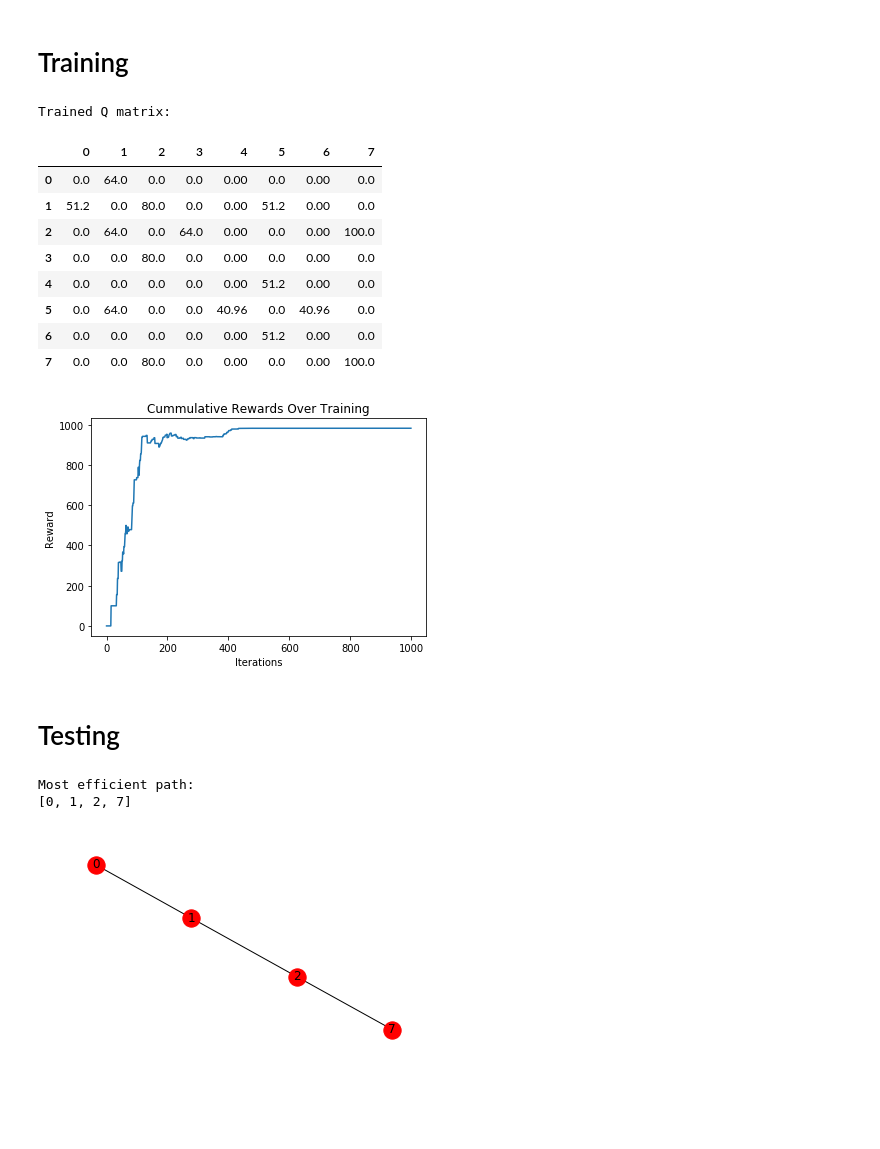
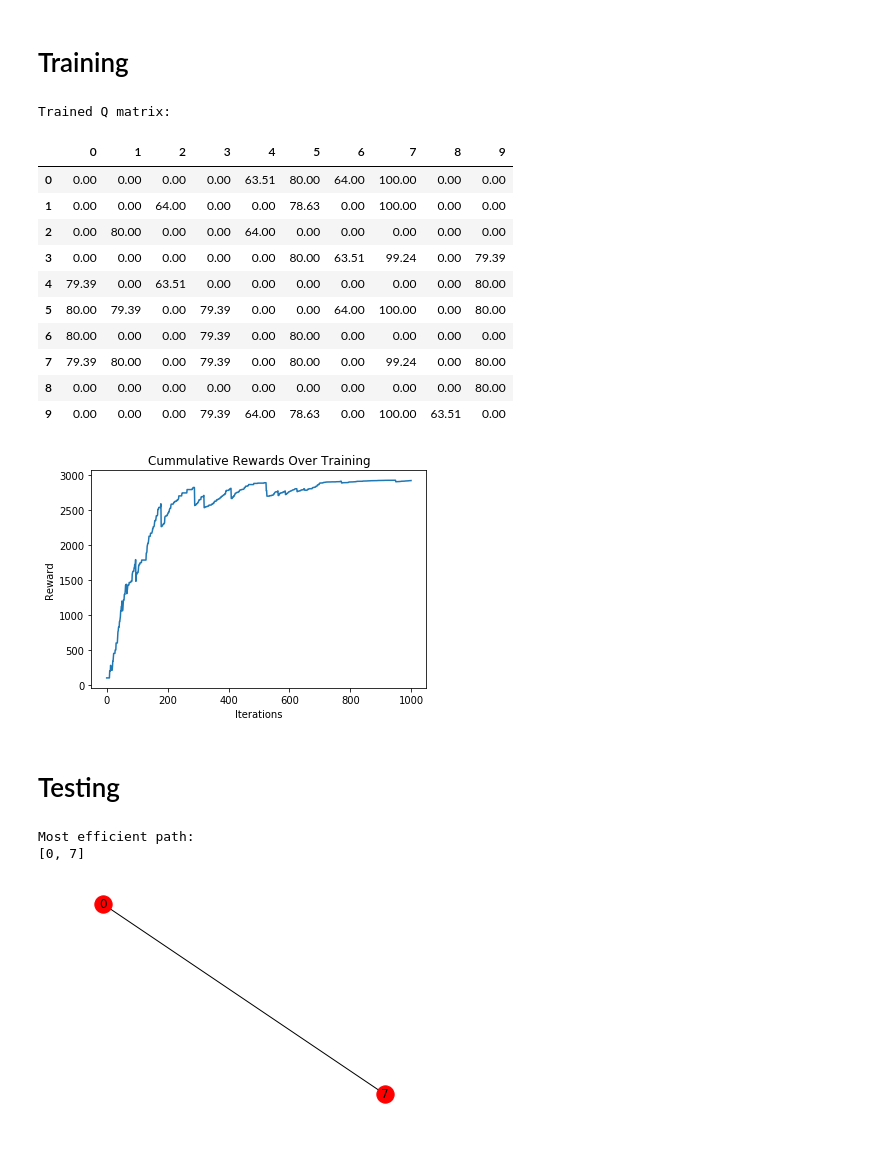
Before and after one commit to Vorapahct/Reinforcement-Learning, a Jupyter notebook: RLEX/RLEX_1 - Graph Basic.ipynb, the cells around one changed output. Drawn from its saved outputs; the diff is of its cells as text; code cells hidden in the pictures; blank space fills up the shorter version.

Commit message:
Added graph generator

```diff
--- a/RLEX/RLEX_1 - Graph Basic.ipynb
+++ b/RLEX/RLEX_1 - Graph Basic.ipynb
@@ -26,0 +23,22 @@ plt.show()
+# %%
+# Generate more complicated graph by setting amount of nodes and edges
+
+new_points = set()
+num_nodes = 10
+num_edges = 30
+#np.random.seed(0)
+
+goal = 7
+
+for x in range(0,num_edges):
+    temp_1 = np.random.randint(num_nodes)
+    temp_2 = np.random.randint(num_nodes)
+    if temp_1 != temp_2:
+        new_points.add((temp_1,temp_2))
+
+print(new_points)
+
+#new_points = [(0,1), (1,5), (5,6), (5,4), (1,2), (2,3), (2,7)]
+
+print_graph(new_points)
+points_list = new_points
@@ -27,7 +48,7 @@ plt.show()
 # %%
 # Create matrix to represent graph
 
-Matrix_size = 8
+Matrix_size = num_nodes
 R = np.matrix(np.ones(shape=(Matrix_size, Matrix_size)))
 R *= -1
 # %%
@@ -109,7 +132,7 @@ update(initial_state, action, gamma)
 # Training
 # %%
 # Samples a different random state on each iteration
-# Converges to an average score of ~982.xx
+# Converges to an average score of ~982.xx for the default 7 node graph
 
 scores = []
 for i in range(1000):
@@ -123,15 +146,17 @@ print("Trained Q matrix:")
 np.round(pandas.DataFrame(Q/np.max(Q)*100,dtype=float), decimals=2)
 # %% [output]
 Trained Q matrix:
-|  | 0 | 1 | 2 | 3 | 4 | 5 | 6 | 7 |
-| 0 | 0.0 | 64.0 | 0.0 | 0.0 | 0.00 | 0.0 | 0.00 | 0.0 |
-| 1 | 51.2 | 0.0 | 80.0 | 0.0 | 0.00 | 51.2 | 0.00 | 0.0 |
-| 2 | 0.0 | 64.0 | 0.0 | 64.0 | 0.00 | 0.0 | 0.00 | 100.0 |
-| 3 | 0.0 | 0.0 | 80.0 | 0.0 | 0.00 | 0.0 | 0.00 | 0.0 |
-| 4 | 0.0 | 0.0 | 0.0 | 0.0 | 0.00 | 51.2 | 0.00 | 0.0 |
-| 5 | 0.0 | 64.0 | 0.0 | 0.0 | 40.96 | 0.0 | 40.96 | 0.0 |
-| 6 | 0.0 | 0.0 | 0.0 | 0.0 | 0.00 | 51.2 | 0.00 | 0.0 |
-| 7 | 0.0 | 0.0 | 80.0 | 0.0 | 0.00 | 0.0 | 0.00 | 100.0 |
+|  | 0 | 1 | 2 | 3 | 4 | 5 | 6 | 7 | 8 | 9 |
+| 0 | 0.00 | 0.00 | 0.00 | 0.00 | 63.51 | 80.00 | 64.00 | 100.00 | 0.00 | 0.00 |
+| 1 | 0.00 | 0.00 | 64.00 | 0.00 | 0.00 | 78.63 | 0.00 | 100.00 | 0.00 | 0.00 |
+| 2 | 0.00 | 80.00 | 0.00 | 0.00 | 64.00 | 0.00 | 0.00 | 0.00 | 0.00 | 0.00 |
+| 3 | 0.00 | 0.00 | 0.00 | 0.00 | 0.00 | 80.00 | 63.51 | 99.24 | 0.00 | 79.39 |
+| 4 | 79.39 | 0.00 | 63.51 | 0.00 | 0.00 | 0.00 | 0.00 | 0.00 | 0.00 | 80.00 |
+| 5 | 80.00 | 79.39 | 0.00 | 79.39 | 0.00 | 0.00 | 64.00 | 100.00 | 0.00 | 80.00 |
+| 6 | 80.00 | 0.00 | 0.00 | 79.39 | 0.00 | 80.00 | 0.00 | 0.00 | 0.00 | 0.00 |
+| 7 | 79.39 | 80.00 | 0.00 | 79.39 | 0.00 | 80.00 | 0.00 | 99.24 | 0.00 | 80.00 |
+| 8 | 0.00 | 0.00 | 0.00 | 0.00 | 0.00 | 0.00 | 0.00 | 0.00 | 0.00 | 80.00 |
+| 9 | 0.00 | 0.00 | 0.00 | 79.39 | 64.00 | 78.63 | 0.00 | 100.00 | 63.51 | 0.00 |
 # %%
 plt.plot(scores)
 plt.title("Cummulative Rewards Over Training")
@@ -139,7 +164,7 @@ plt.xlabel("Iterations")
 plt.ylabel("Reward")
 plt.show()
 # %% [output]
-[figure, old version]
+[figure, new version]
 # %% [markdown]
 # Testing
 # %%
@@ -164,24 +189,14 @@ print("Most efficient path:")
 print(steps)
 # %% [output]
 Most efficient path:
-[0, 1, 2, 7]
+[0, 7]
 # %%
 path_points = list()
 
 for x in range(0,len(steps)-1):
     point = (steps[x],steps[x+1])
     path_points.append(point)
 
-F = nx.Graph()
-F.add_edges_from(path_points)
-
-F_pos = nx.spring_layout(F)
-
-nx.draw_networkx_nodes(F,F_pos)
-nx.draw_networkx_edges(F,F_pos)
-nx.draw_networkx_labels(F,F_pos)
-
-plt.axis('off')
-plt.show()
+print_graph(path_points)
 # %% [output]
-[figure, old version]
+[figure, new version]
```
Also changed, not shown: parts of 4 cells of this notebook.
